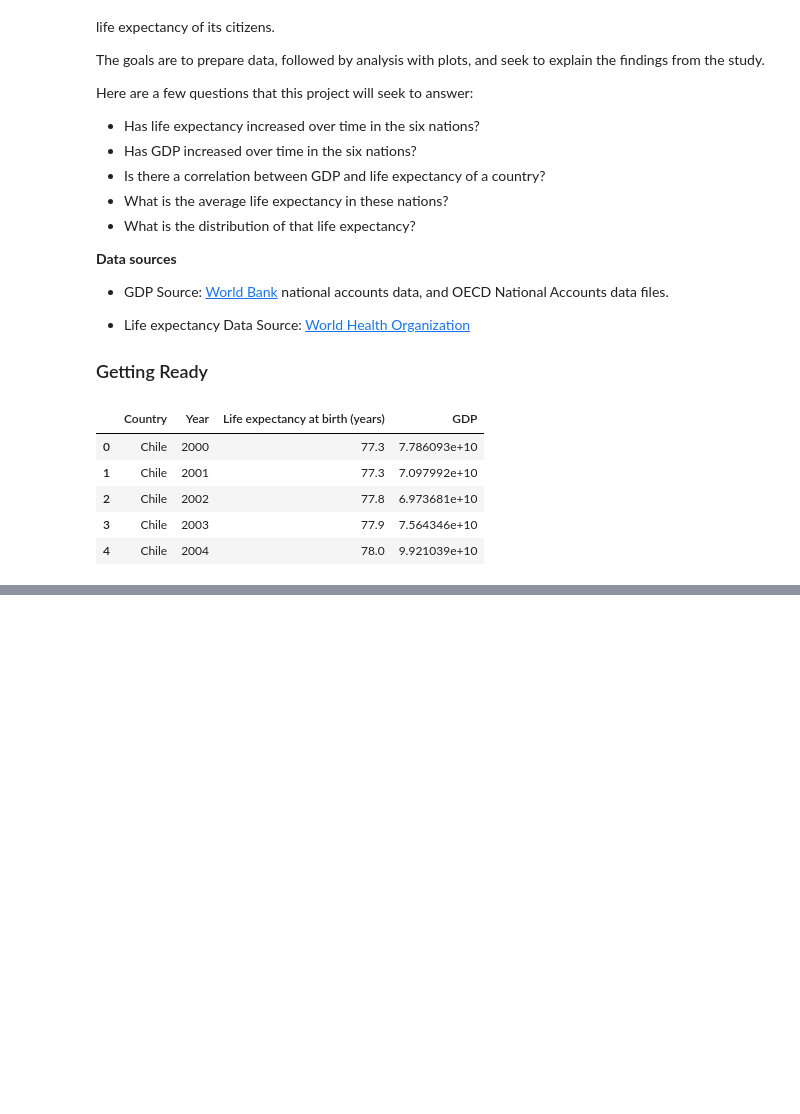
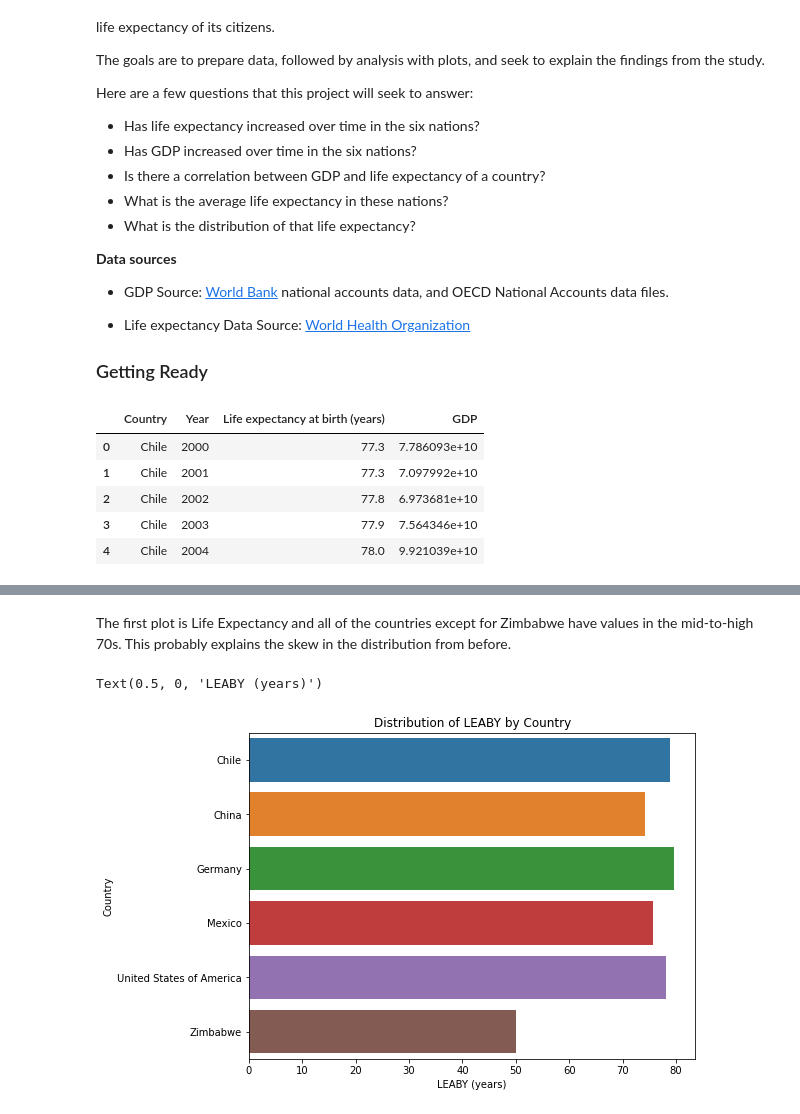
Before and after one commit to soyuz108/Visualization.-Life-Expectancy-and-GDP, a Jupyter notebook: life_expectancy.ipynb, the cells around one changed output, grey strips where cells are left out. Drawn from its saved outputs; the diff is of its cells as text; code cells hidden in the pictures; blank space fills up the shorter version.

```diff
--- a/life_expectancy.ipynb
+++ b/life_expectancy.ipynb
@@ -38,0 +74,3 @@ df.head()
+# %%
+dfMeans = df.drop("Year", axis = 1).groupby("Country").mean().reset_index()
+dfMeans
@@ -38,0 +85,10 @@ df.head()
+# %% [markdown]
+The first plot is Life Expectancy and all of the countries except for Zimbabwe have values in the mid-to-high 70s. This probably explains the skew in the distribution from before.
+# %%
+plt.figure(figsize=(8,6))
+sns.barplot(x="LEABY", y="Country", data=dfMeans)
+plt.title("Distribution of LEABY by Country")
+plt.xlabel("LEABY (years)")
+# %% [output]
+Text(0.5, 0, 'LEABY (years)')
+[figure, added]
```
Also changed, not shown: parts of 28 cells of this notebook.
